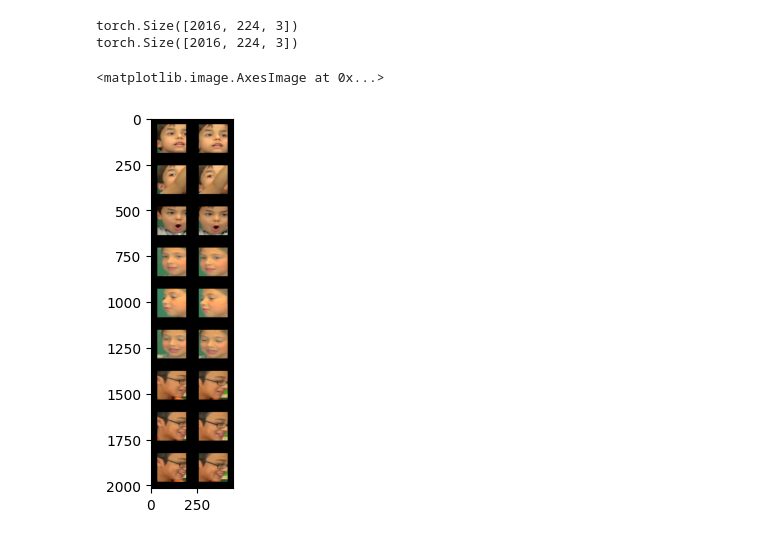
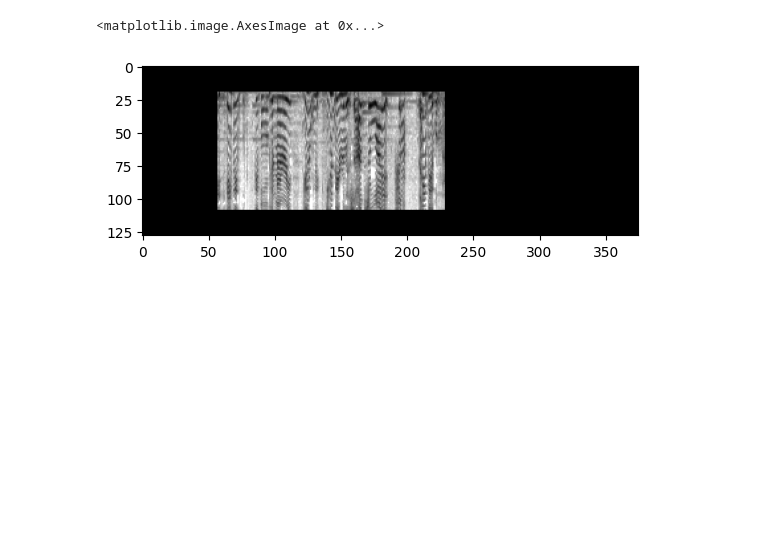
Before and after one commit to jayathungek/DepMBT, a Jupyter notebook: multicrop.ipynb, the cells around one changed output. Drawn from its saved outputs; the diff is of its cells as text; code cells hidden in the pictures; blank space fills up the shorter version.

Commit message:
add visualisation jupyter notebooks

```diff
--- a/multicrop.ipynb
+++ b/multicrop.ipynb
@@ -28,34 +28,51 @@ train_dl, val_dl, test_dl  = load_data(f"{DATA_DIR}/Labels/all_pruned.csv",
                                        batch_sz=BATCH_SZ,
                                        train_val_test_split=SPLIT)
 # %%
-mc = MultiCrop()
-for audio, video, labels in train_dl:
-    global_crops, local_crops = mc(video)
-    crops = global_crops
-
-
-    global_crop_seq = []
-    for i in range(len(crops)):
+def get_image_seq(crops, i, rgb=True):
+    if rgb:
         image_seq = [
-            crops[i][j].reshape(FRAMES, CHANS, 224, 224)
+            crops[i][j].reshape(FRAMES, CHANS, HEIGHT, WIDTH)
                             .swapaxes(1, 3)
                             .swapaxes(2, 1)[k]
                 for j in range(BATCH_SZ) for k in range(3)
         ]
-        stacked_frames = torch.cat(image_seq, dim=0)
-        print(stacked_frames.shape)
-        global_crop_seq.append(stacked_frames)
-    global_stacked = torch.cat(global_crop_seq, dim=1)
+
+    else:
+        image_seq = [
+            crops[i][j].reshape(CHANS, NUM_MELS, MAX_SPEC_SEQ_LEN)
+                       .swapaxes(0, 2)
+                       .swapaxes(1, 0)
+                for j in range(BATCH_SZ)
+        ]
+
+    print (image_seq[0].shape)
+    return image_seq
+
+
+for teacher_rgb, student_rgb, teacher_spec, student_spec in train_dl:
+    # crops = teacher_spec
+    # crops = student_spec
+    # crops = teacher_rgb
+    # global_crop_seq = []
+    # for i in range(len(crops)):
+    #     image_seq_rgb = get_image_seq(crops, i, rgb=False)
+    #     stacked_frames = torch.cat(image_seq_rgb, dim=0)
+    #     global_crop_seq.append(stacked_frames)
+    # global_stacked = torch.cat(global_crop_seq, dim=1)
+
+    for video, audio in zip(teacher_rgb, teacher_spec):
+        video_frame = video[0].reshape(FRAMES, CHANS, HEIGHT, WIDTH).swapaxes(1, 3).swapaxes(2, 1)[0]
+        audio_frame = audio[0].swapaxes(0, 2).swapaxes(1, 0)
+        break
     break
 
-plt.imshow(global_stacked)
+plt.imshow(audio_frame)
+plt.imshow(video_frame)
 
     # total_items = len(global_crops) + len(local_crops)
 # stacked_local = torch.cat(local_crops, dim=2)
 # plt.imshow(stacked_global.swapaxes(0, 2).swapaxes(0, 1))
 # plt.imshow(stacked_local.swapaxes(0, 2).swapaxes(0, 1))
 # %% [output]
-torch.Size([2016, 224, 3])
-torch.Size([2016, 224, 3])
+<matplotlib.image.AxesImage at 0x...>
-<matplotlib.image.AxesImage at 0x...>
-[figure, old version]
+[figure, new version]
```
Also changed, not shown: 1 other file.
